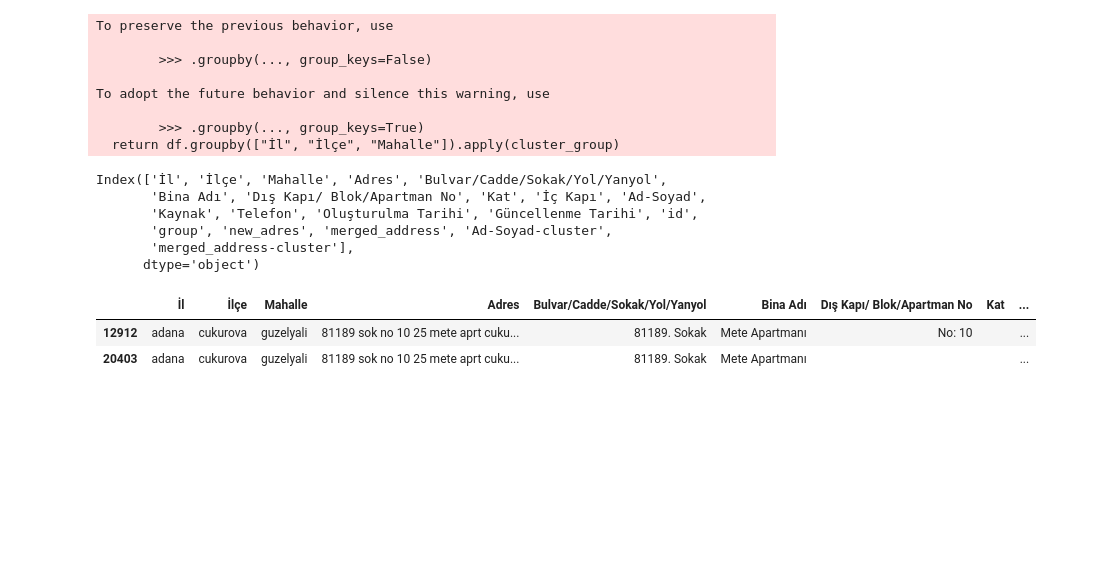
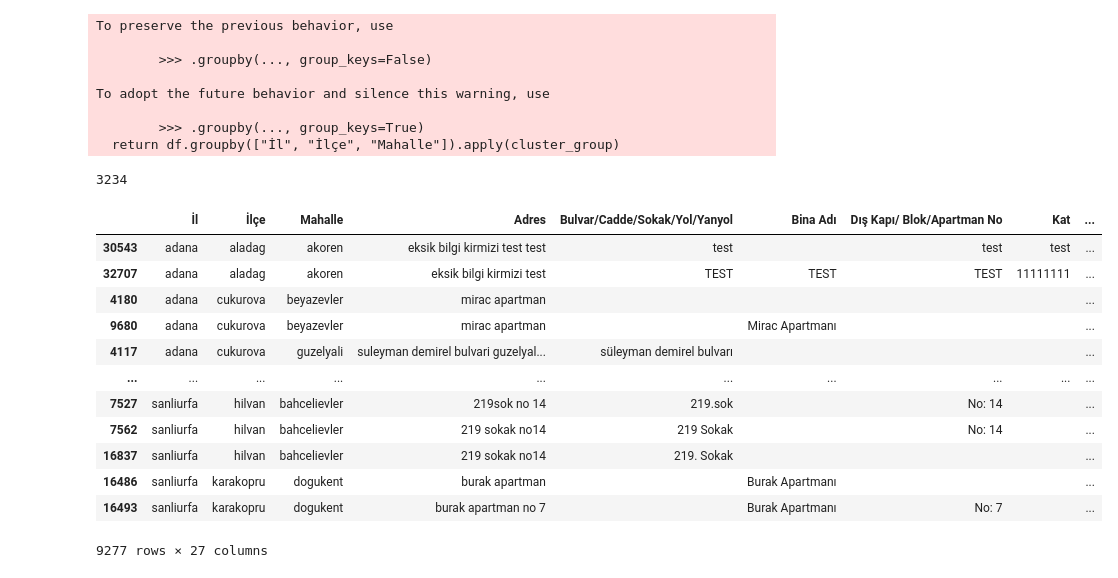
Before and after one commit to acikyazilimagi/duplicate-info-detection, a Jupyter notebook: tfidf.ipynb, the cells around one changed output. Drawn from its saved outputs; the diff is of its cells as text; code cells hidden in the pictures; blank space fills up the shorter version.

Commit message:
clustering-csv-marking-works

```diff
--- a/tfidf.ipynb
+++ b/tfidf.ipynb
@@ -152,7 +203,14 @@ def cluster_data(
         return group_df
     return df.groupby(["İl", "İlçe", "Mahalle"]).apply(cluster_group)
 # %%
-grouped = cluster_data(df_main)
+grouped = cluster_data(
+    df_main,
+    name_duplicate_max_distance_threshold=0.2,
+    address_duplicate_max_distance_threshold=0.3,
+    tfidf_min_df=1,
+    tfidf_ngram_range=(2, 4),
+    tfidf_use_char_ngrams=True
+)
 # %% [output]
 To preserve the previous behavior, use
 
@@ -162,12 +220,3 @@ To adopt the future behavior and silence this warning, use
 
         >>> .groupby(..., group_keys=True)
   return df.groupby(["İl", "İlçe", "Mahalle"]).apply(cluster_group)
-# %%
-grouped.columns
-# %% [output]
-Index(['İl', 'İlçe', 'Mahalle', 'Adres', 'Bulvar/Cadde/Sokak/Yol/Yanyol',
-       'Bina Adı', 'Dış Kapı/ Blok/Apartman No', 'Kat', 'İç Kapı', 'Ad-Soyad',
-       'Kaynak', 'Telefon', 'Oluşturulma Tarihi', 'Güncellenme Tarihi', 'id',
-       'group', 'new_adres', 'merged_address', 'Ad-Soyad-cluster',
-       'merged_address-cluster'],
-      dtype='object')
@@ -177,0 +223,7 @@ c_grouped = grouped_duplicates.groupby(["İl", "İlçe", "Mahalle", "Ad-Soyad-cl
+# %%
+duplicate_cluster_idx = (grouped["Ad-Soyad-cluster"] != -1) & (grouped["merged_address-cluster"] != -1)
+grouped_duplicates = grouped[duplicate_cluster_idx]
+c_grouped = grouped_duplicates.groupby(["İl", "İlçe", "Mahalle", "Ad-Soyad-cluster", "merged_address-cluster"])
+len(c_grouped.groups)
+# %% [output]
+3234
@@ -178,6 +234,16 @@ c_grouped = grouped_duplicates.groupby(["İl", "İlçe", "Mahalle", "Ad-Soyad-cl
 # %%
-list(c_grouped.__iter__())[5][1]
+grouped_duplicates.sort_values(["İl", "İlçe", "Mahalle", "Ad-Soyad-cluster", "merged_address-cluster"])
 # %% [output]
 |  | İl | İlçe | Mahalle | Adres | Bulvar/Cadde/Sokak/Yol/Yanyol | Bina Adı | Dış Kapı/ Blok/Apartman No | Kat | ... |
-| 12912 | adana | cukurova | guzelyali | 81189 sok no 10 25 mete aprt cuku... | 81189. Sokak | Mete Apartmanı | No: 10 |  | ... |
-| 20403 | adana | cukurova | guzelyali | 81189 sok no 10 25 mete aprt cuku... | 81189. Sokak | Mete Apartmanı |  |  | ... |
+| 30543 | adana | aladag | akoren | eksik bilgi kirmizi test test | test |  | test | test | ... |
+| 32707 | adana | aladag | akoren | eksik bilgi kirmizi test | TEST | TEST | TEST | 11111111 | ... |
+| 4180 | adana | cukurova | beyazevler | mirac apartman |  |  |  |  | ... |
+| 9680 | adana | cukurova | beyazevler | mirac apartman |  | Mirac Apartmanı |  |  | ... |
+| 4117 | adana | cukurova | guzelyali | suleyman demirel bulvari guzelyal... | süleyman demirel bulvarı |  |  |  | ... |
+| ... | ... | ... | ... | ... | ... | ... | ... | ... | ... |
+| 7527 | sanliurfa | hilvan | bahcelievler | 219sok no 14 | 219.sok |  | No: 14 |  | ... |
+| 7562 | sanliurfa | hilvan | bahcelievler | 219 sokak no14 | 219 Sokak |  | No: 14 |  | ... |
+| 16837 | sanliurfa | hilvan | bahcelievler | 219 sokak no14 | 219. Sokak |  |  |  | ... |
+| 16486 | sanliurfa | karakopru | dogukent | burak apartman |  | Burak Apartmanı |  |  | ... |
+| 16493 | sanliurfa | karakopru | dogukent | burak apartman no 7 |  | Burak Apartmanı | No: 7 |  | ... |
+9277 rows × 27 columns
```
Also changed, not shown: parts of 4 cells of this notebook, 1 other file.
